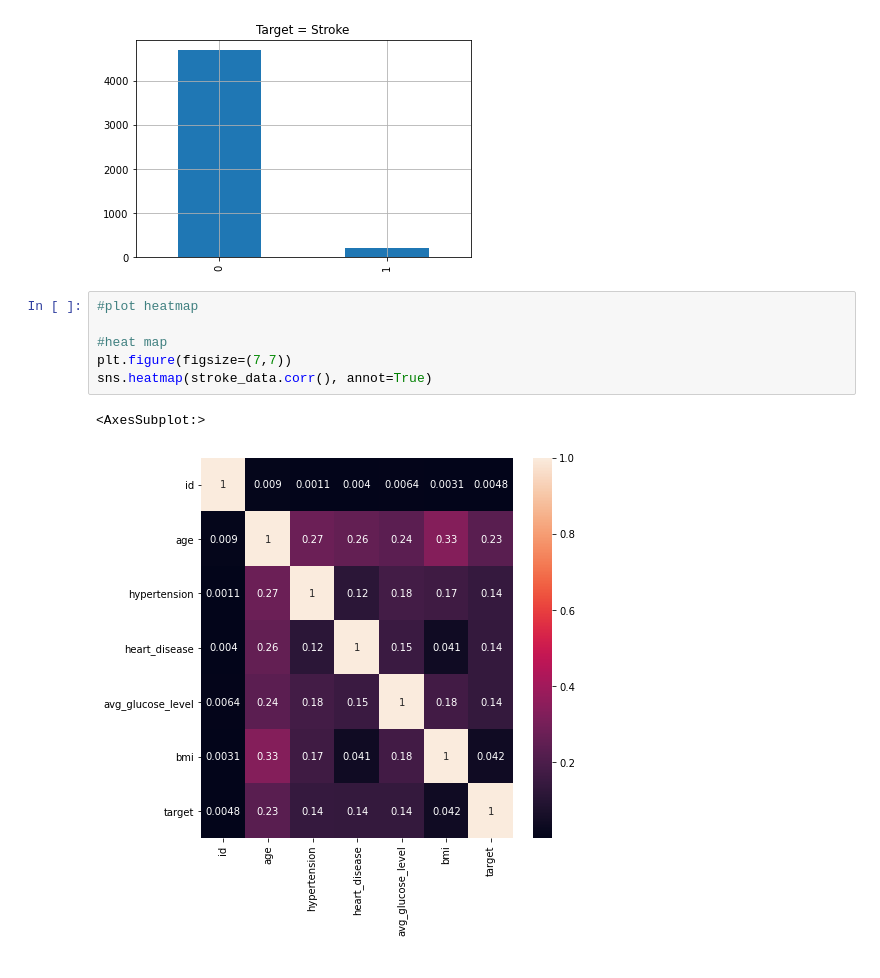
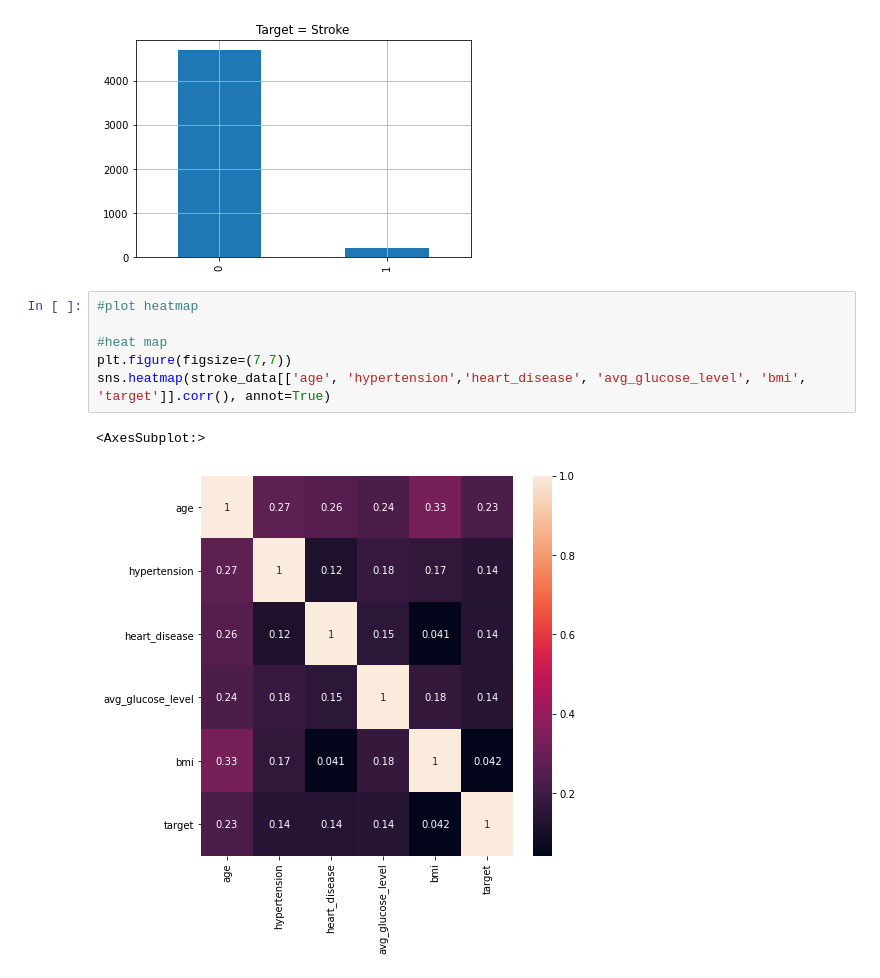
Before and after one commit to myngoct/Springboard, a Jupyter notebook: Capstone Two/Stroke Data EDA.ipynb, the cells around one changed output. Saved outputs shown, nothing was run; the diff lists cells and outputs as text.

```diff
--- a/Capstone Two/Stroke Data EDA.ipynb
+++ b/Capstone Two/Stroke Data EDA.ipynb
@@ -136,9 +136,9 @@ plt.show()
 # %%
 #plot heatmap
 
 #heat map
 plt.figure(figsize=(7,7))
-sns.heatmap(stroke_data.corr(), annot=True)
+sns.heatmap(stroke_data[['age', 'hypertension','heart_disease', 'avg_glucose_level', 'bmi', 'target']].corr(), annot=True)
 # %% [output]
 <AxesSubplot:>
-[figure, old version]
+[figure, new version]
```
Also changed, not shown: parts of 6 cells of this notebook.
